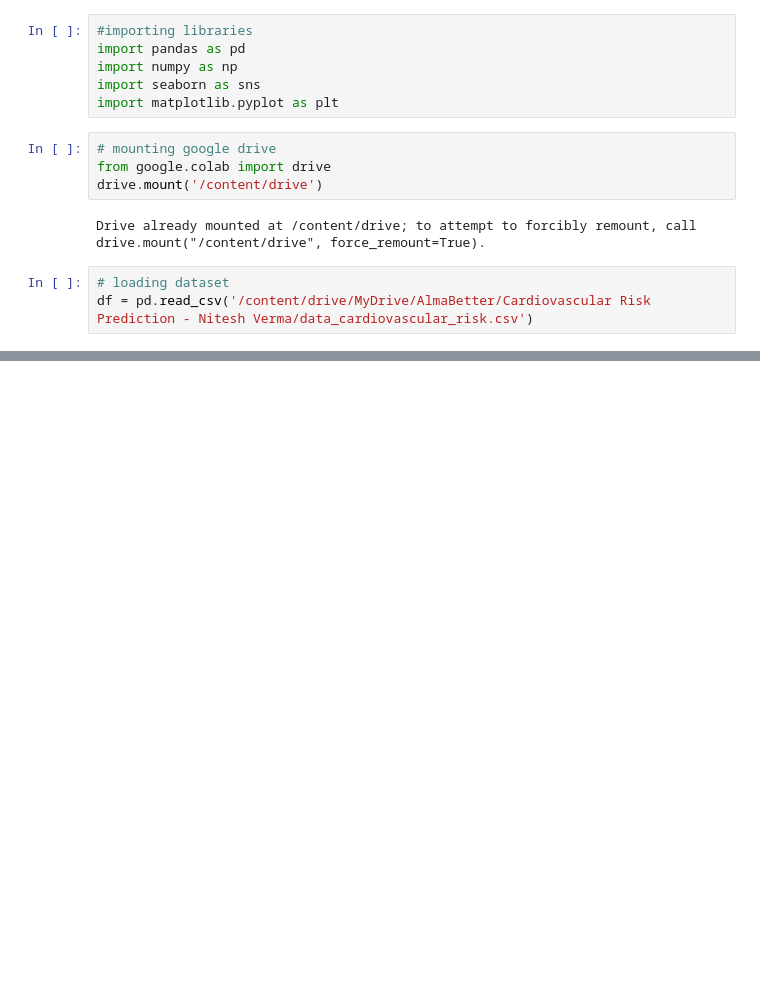
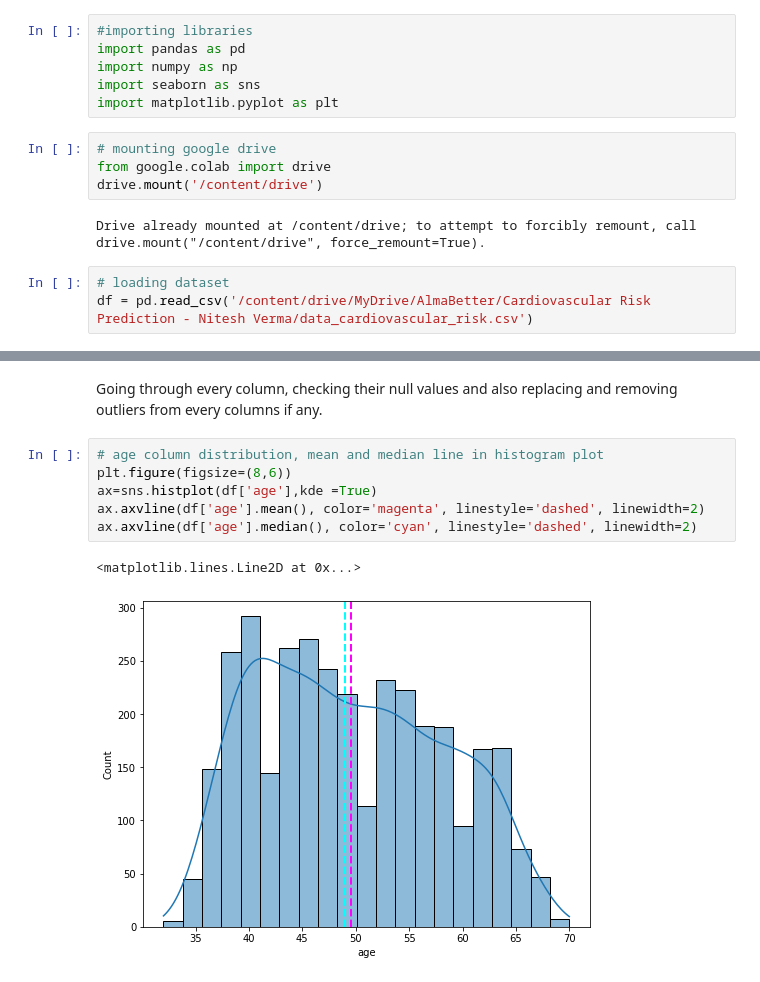
Before and after one commit to niteshavagabond/Cardiovascular-Risk-Prediction, a Jupyter notebook: Cardiovascular_Risk_Prediction.ipynb, the cells around one changed output, grey strips where cells are left out. Drawn from its saved outputs; the diff is of its cells as text; blank space fills up the shorter version.

```diff
--- a/Cardiovascular_Risk_Prediction.ipynb
+++ b/Cardiovascular_Risk_Prediction.ipynb
@@ -54,0 +162,11 @@ df = pd.read_csv('/content/drive/MyDrive/AlmaBetter/Cardiovascular Risk Predicti
+# %% [markdown]
+Going through every column, checking their null values and also replacing and removing outliers from every columns if any.
+# %%
+# age column distribution, mean and median line in histogram plot
+plt.figure(figsize=(8,6))
+ax=sns.histplot(df['age'],kde =True)
+ax.axvline(df['age'].mean(), color='magenta', linestyle='dashed', linewidth=2)
+ax.axvline(df['age'].median(), color='cyan', linestyle='dashed', linewidth=2)
+# %% [output]
+<matplotlib.lines.Line2D at 0x...>
+[figure, added]
```
Also changed, not shown: parts of 95 cells of this notebook.
